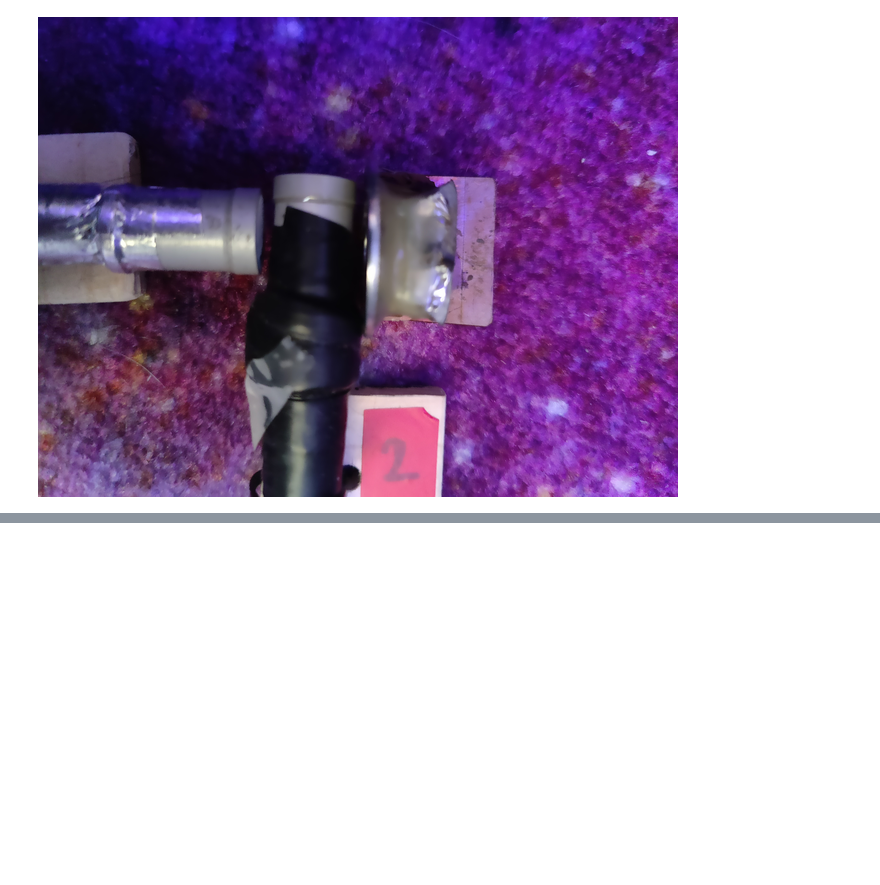
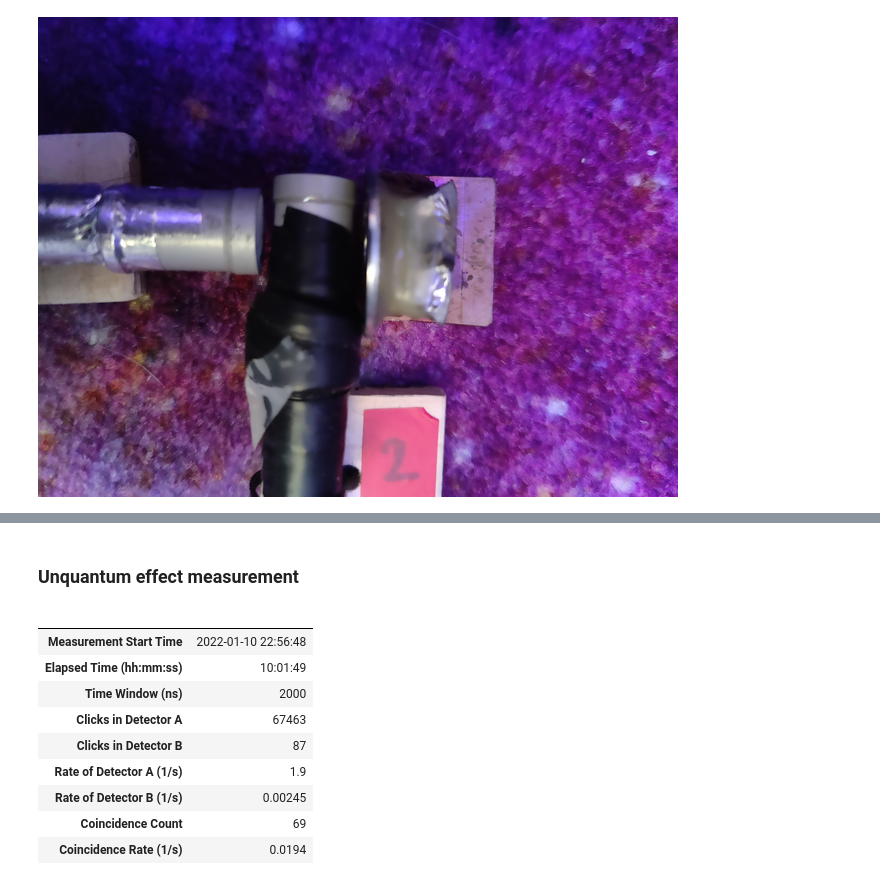
Before and after one commit to markomanninen/tandempiercerexperiment, a Jupyter notebook: report_template/report_template.ipynb, the cells around one changed output, grey strips where cells are left out. Saved outputs shown, nothing was run; the diff lists cells and outputs as text; code cells hidden in the pictures; blank space fills up the shorter version.

```diff
--- a/report_template/report_template.ipynb
+++ b/report_template/report_template.ipynb
@@ -403,0 +426,17 @@ This is the final result of the experiment created in {created}:
+# %% [markdown]
+### Unquantum effect measurement
+# %%
+step4 = show_step4_results()
+step4
+# %% [output]
+|  |  |
+|  |  |
+| Measurement Start Time | 2022-01-10 22:56:48 |
+| Elapsed Time (hh:mm:ss) | 10:01:49 |
+| Time Window (ns) | 2000 |
+| Clicks in Detector A | 67463 |
+| Clicks in Detector B | 87 |
+| Rate of Detector A (1/s) | 1.9 |
+| Rate of Detector B (1/s) | 0.00245 |
+| Coincidence Count | 69 |
+| Coincidence Rate (1/s) | 0.0194 |
```
Also changed, not shown: parts of 50 cells of this notebook.
